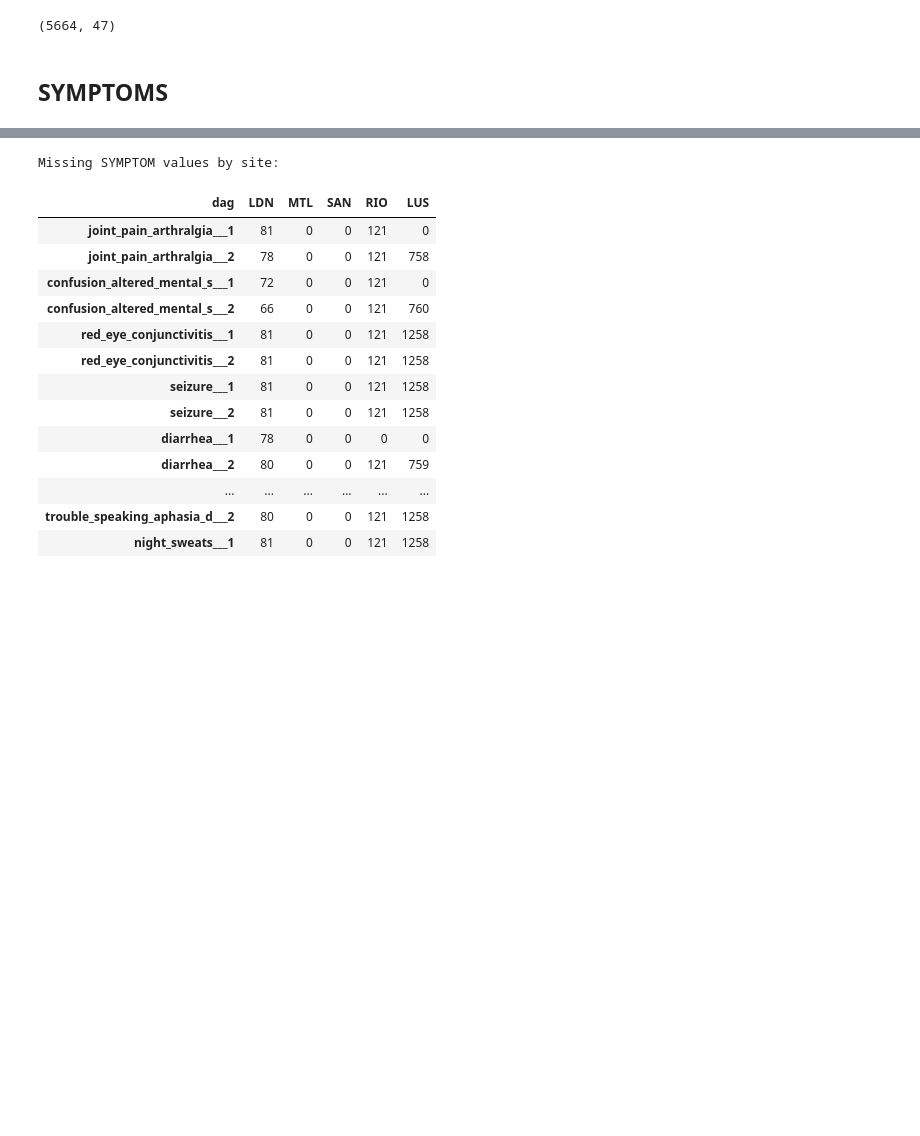
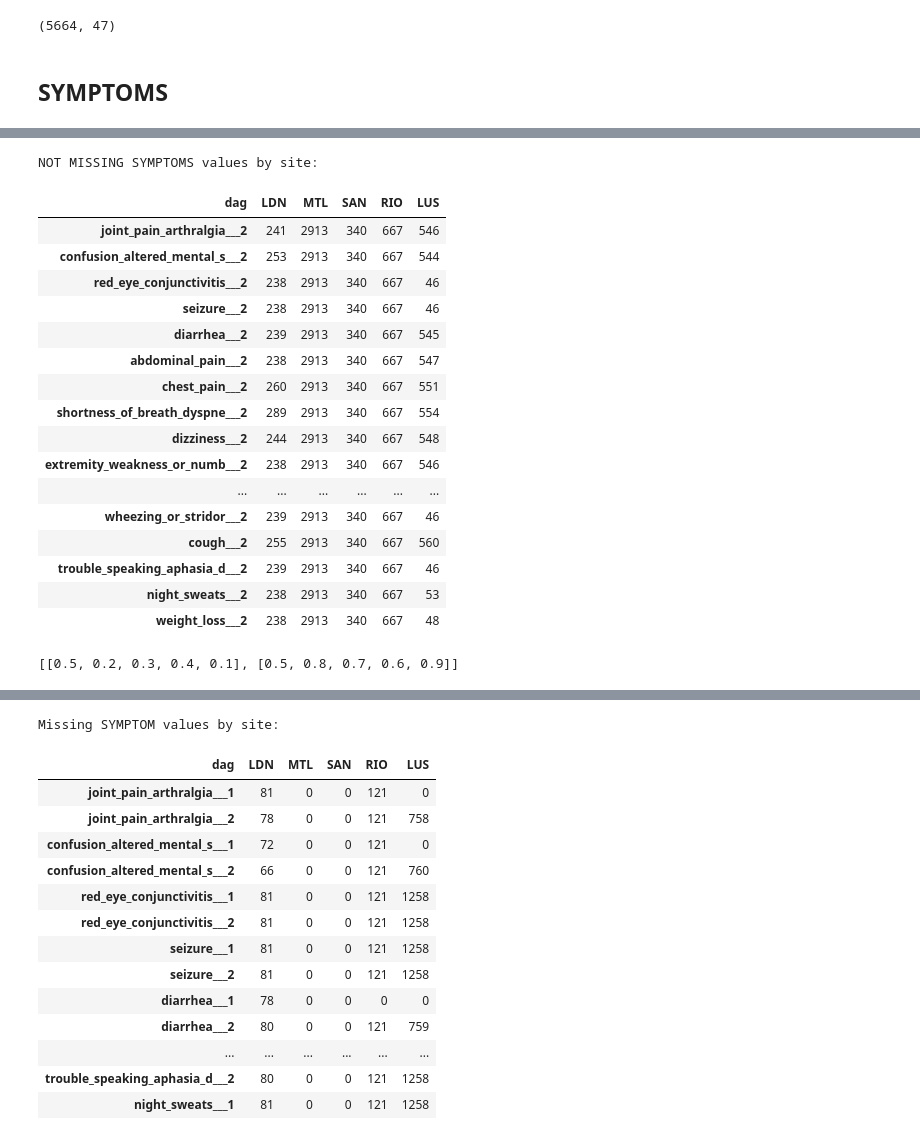
Before and after one commit to davidtweddell/lc_repo, a Jupyter notebook: 01-inspect-data-MP.ipynb, the cells around one changed output, grey strips where cells are left out. Cells and saved outputs as stored; diff of their text form; code cells hidden in the pictures; blank space fills up the shorter version.

```diff
--- a/01-inspect-data-MP.ipynb
+++ b/01-inspect-data-MP.ipynb
@@ -980,0 +1001,37 @@ site_counts = df['dag'].value_counts().rename(index = site_name_dict)
+# %%
+# how many non-null values per site?
+
+print("NOT MISSING SYMPTOMS values by site:")
+df.groupby('dag')[SYMP].apply(lambda x: x.notnull().sum()).rename(index = site_name_dict).T
+
+vv = df.groupby('dag')[SYMP].apply(lambda x: x.notnull().sum()).rename(index = site_name_dict).T
+
+# select only items with index ending in ___2
+
+vvv = vv.loc[[col for col in vv.index if col.endswith("___2")]]
+vvv
+# %% [output]
+NOT MISSING SYMPTOMS values by site:
+| dag | LDN | MTL | SAN | RIO | LUS |
+| joint_pain_arthralgia___2 | 241 | 2913 | 340 | 667 | 546 |
+| confusion_altered_mental_s___2 | 253 | 2913 | 340 | 667 | 544 |
+| red_eye_conjunctivitis___2 | 238 | 2913 | 340 | 667 | 46 |
+| seizure___2 | 238 | 2913 | 340 | 667 | 46 |
+| diarrhea___2 | 239 | 2913 | 340 | 667 | 545 |
+| abdominal_pain___2 | 238 | 2913 | 340 | 667 | 547 |
+| chest_pain___2 | 260 | 2913 | 340 | 667 | 551 |
+| shortness_of_breath_dyspne___2 | 289 | 2913 | 340 | 667 | 554 |
+| dizziness___2 | 244 | 2913 | 340 | 667 | 548 |
+| extremity_weakness_or_numb___2 | 238 | 2913 | 340 | 667 | 546 |
+| ... | ... | ... | ... | ... | ... |
+| wheezing_or_stridor___2 | 239 | 2913 | 340 | 667 | 46 |
+| cough___2 | 255 | 2913 | 340 | 667 | 560 |
+| trouble_speaking_aphasia_d___2 | 239 | 2913 | 340 | 667 | 46 |
+| night_sweats___2 | 238 | 2913 | 340 | 667 | 53 |
+| weight_loss___2 | 238 | 2913 | 340 | 667 | 48 |
+# %%
+ww = [[0.5,0.2,0.3,0.4,0.1],
+              [0.5,0.8,0.7,0.6,0.9]]
+ww
+# %% [output]
+[[0.5, 0.2, 0.3, 0.4, 0.1], [0.5, 0.8, 0.7, 0.6, 0.9]]
```
Also changed, not shown: parts of 9 cells of this notebook.
